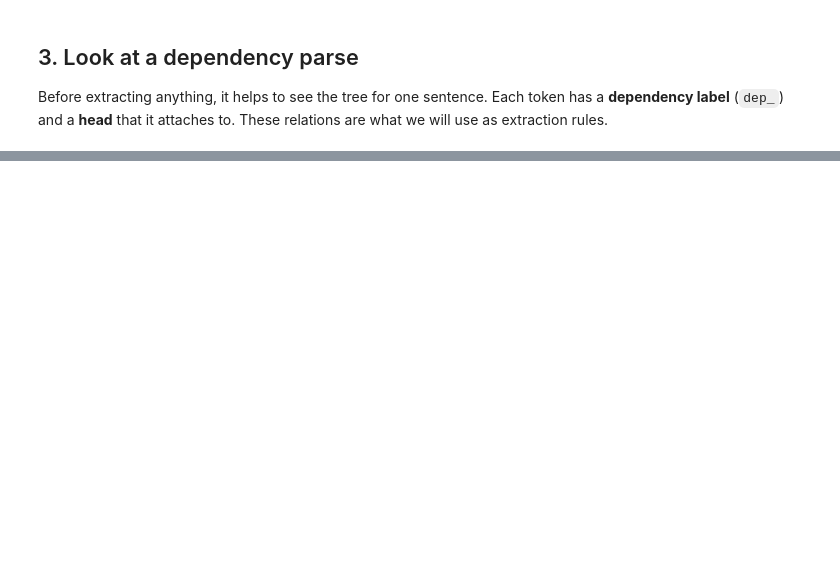
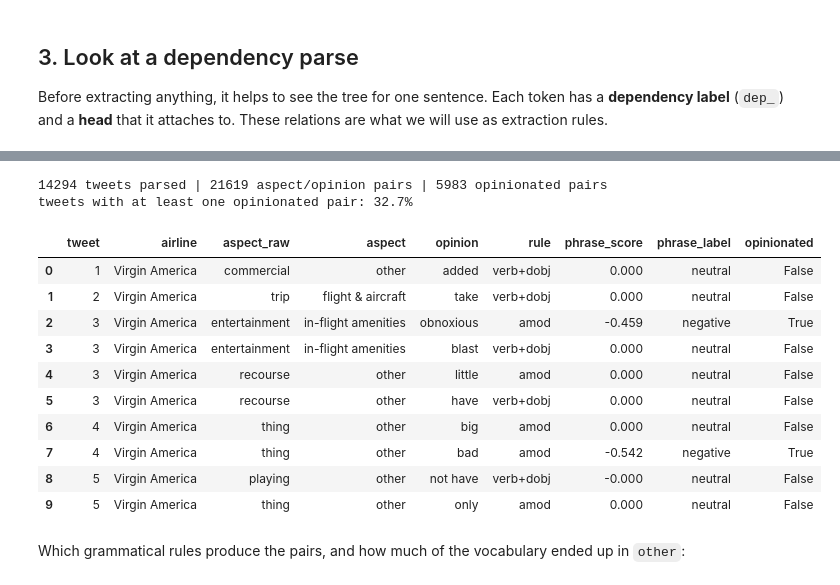
Before and after one commit to Joy-mel/Exploring-NLP-Concepts-for-Social-Media-Analytics, a Jupyter notebook: Integrated_Syntactic_Semantic_Analysis.ipynb, the cells around one changed output, grey strips where cells are left out. Cells and saved outputs as stored; diff of their text form; code cells hidden in the pictures; blank space fills up the shorter version.

```diff
--- a/Integrated_Syntactic_Semantic_Analysis.ipynb
+++ b/Integrated_Syntactic_Semantic_Analysis.ipynb
@@ -431,0 +371,58 @@ Syntactic analysis told us *where to look* (which words relate to which), and se
+# %%
+OPINION_THR = 0.05
+pair_rows, tweet_rows = [], []
+
+texts = tweets["clean_text"].tolist()
+for i, doc in enumerate(nlp.pipe(texts, batch_size=256, disable=["ner"])):
+    meta = tweets.iloc[i]
+    sentence_score = vader.polarity_scores(meta["clean_text"])["compound"]   # whole-tweet baseline
+    scores = []
+    for p in extract_pairs(doc):
+        s = opinion_score(p["opinion"], p["negated"], p["boost"])
+        scores.append(s)
+        pair_rows.append({
+            "tweet": i,
+            "airline": meta["airline"],
+            "aspect_raw": p["aspect"],
+            "aspect": aspect_group(p["aspect"]),
+            "opinion": ("not " if p["negated"] else "") + p["opinion"],
+            "rule": p["rule"],
+            "phrase_score": round(s, 3),
+            "phrase_label": label(s),
+            "opinionated": abs(s) > OPINION_THR,
+        })
+    opinionated = [s for s in scores if abs(s) > OPINION_THR]
+    tweet_rows.append({
+        "tweet": i,
+        "airline": meta["airline"],
+        "human_label": meta["airline_sentiment"],
+        "negativereason": meta["negativereason"],
+        "sentence_score": sentence_score,
+        "n_pairs": len(scores),
+        "n_opinionated": len(opinionated),
+        "phrase_mean": float(np.mean(opinionated)) if opinionated else np.nan,
+        "keywords": keyword_phrases(doc),
+    })
+
+df = pd.DataFrame(pair_rows)
+tw = pd.DataFrame(tweet_rows)
+op = df[df["opinionated"]]
+print(f"{len(tw)} tweets parsed | {len(df)} aspect/opinion pairs | {len(op)} opinionated pairs")
+print(f"tweets with at least one opinionated pair: {(tw['n_opinionated'] > 0).mean():.1%}")
+df.head(10)
+# %% [output]
+14294 tweets parsed | 21619 aspect/opinion pairs | 5983 opinionated pairs
+tweets with at least one opinionated pair: 32.7%
+|  | tweet | airline | aspect_raw | aspect | opinion | rule | phrase_score | phrase_label | opinionated |
+| 0 | 1 | Virgin America | commercial | other | added | verb+dobj | 0.000 | neutral | False |
+| 1 | 2 | Virgin America | trip | flight & aircraft | take | verb+dobj | 0.000 | neutral | False |
+| 2 | 3 | Virgin America | entertainment | in-flight amenities | obnoxious | amod | -0.459 | negative | True |
+| 3 | 3 | Virgin America | entertainment | in-flight amenities | blast | verb+dobj | 0.000 | neutral | False |
+| 4 | 3 | Virgin America | recourse | other | little | amod | 0.000 | neutral | False |
+| 5 | 3 | Virgin America | recourse | other | have | verb+dobj | 0.000 | neutral | False |
+| 6 | 4 | Virgin America | thing | other | big | amod | 0.000 | neutral | False |
+| 7 | 4 | Virgin America | thing | other | bad | amod | -0.542 | negative | True |
+| 8 | 5 | Virgin America | playing | other | not have | verb+dobj | -0.000 | neutral | False |
+| 9 | 5 | Virgin America | thing | other | only | amod | 0.000 | neutral | False |
+# %% [markdown]
+Which grammatical rules produce the pairs, and how much of the vocabulary ended up in `other`:
```
Also changed, not shown: parts of 61 cells of this notebook.
